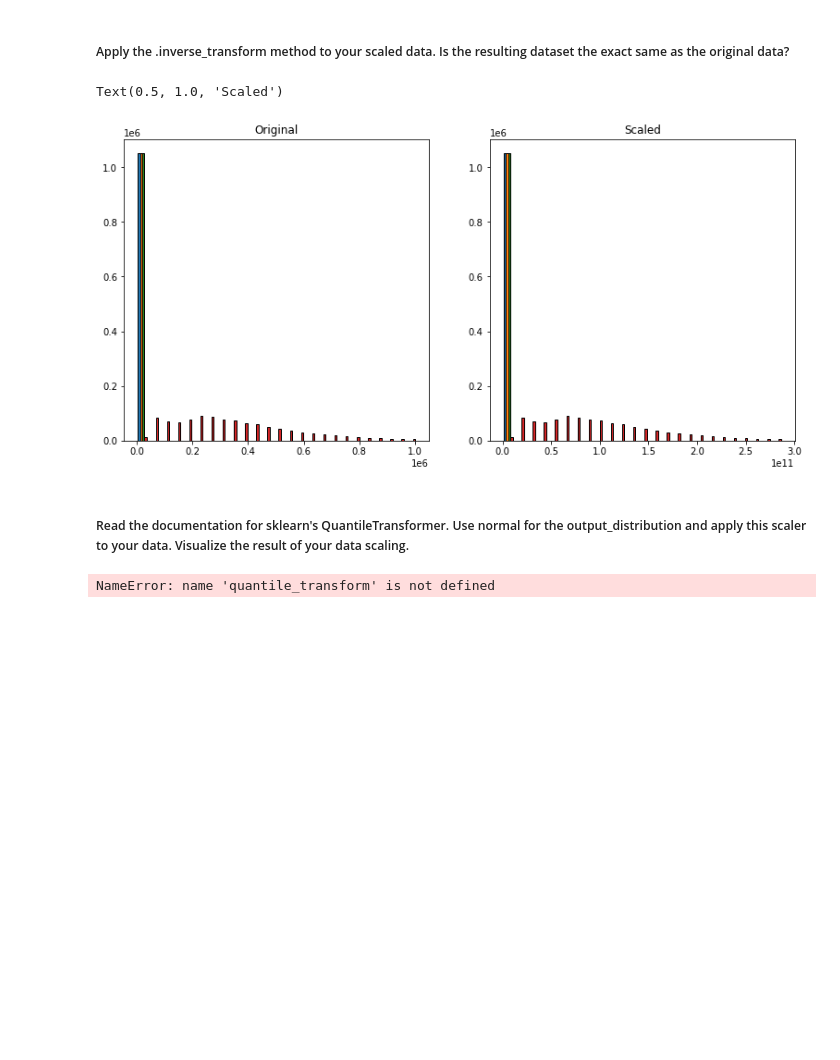
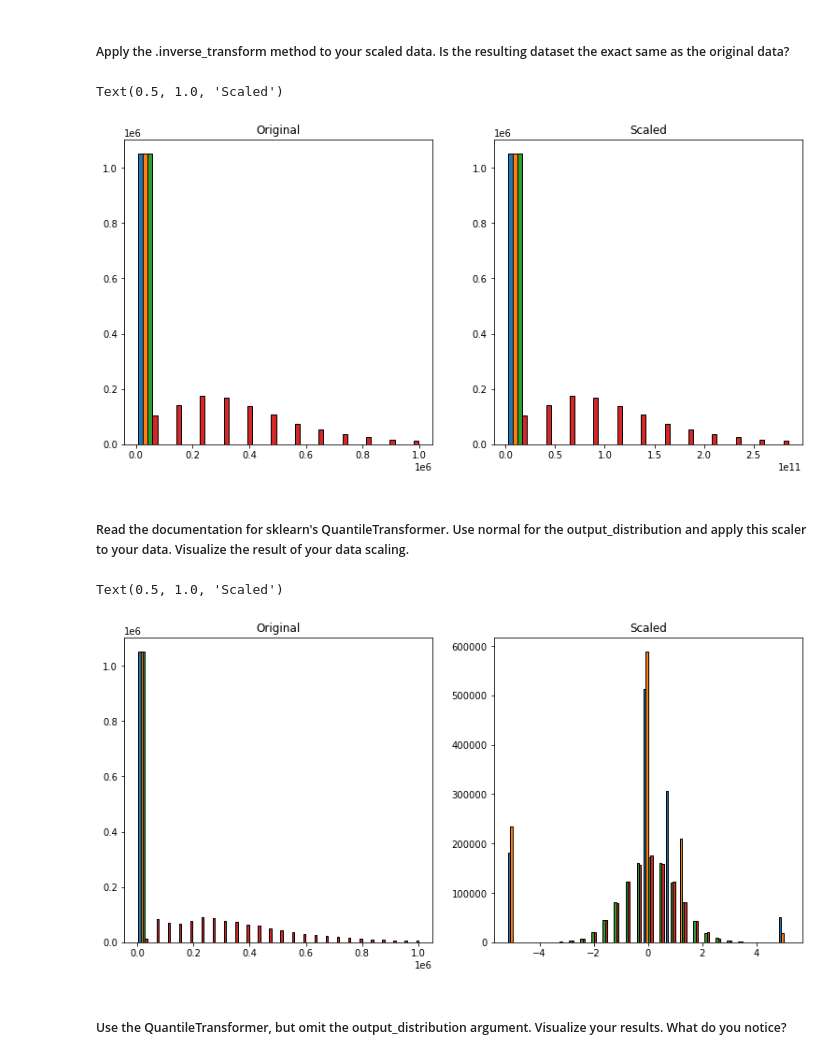
Before and after one commit to hrodjr/regression-exercises, a Jupyter notebook: scaling.ipynb, the cells around one changed output. Saved outputs shown, nothing was run; the diff lists cells and outputs as text; code cells hidden in the pictures; blank space fills up the shorter version.

```diff
--- a/scaling.ipynb
+++ b/scaling.ipynb
@@ -101,42 +150,44 @@ Text(0.5, 1.0, 'Scaled')
 # %% [markdown]
 ##### Apply the .inverse_transform method to your scaled data. Is the resulting dataset the exact same as the original data?
 # %%
-scaler = sklearn.preprocessing.RobustScaler()
+scaler = RobustScaler()
 # Note that we only call .fit with the training data,
 # but we use .transform to apply the scaling to all the data splits.
 scaler.fit(X_train)
 
 X_train_scaled = scaler.inverse_transform(X_train)
-#X_validate_scaled = scaler.transform(X_validate)
-#X_test_scaled = scaler.transform(X_test)
+X_validate_scaled = scaler.inverse_transform(X_validate)
+X_test_scaled = scaler.inverse_transform(X_test)
 
 plt.figure(figsize=(13, 6))
 plt.subplot(121)
-plt.hist(X_train, bins=25, ec='black')
+plt.hist(X_train, bins=12, ec='black')
 plt.title('Original')
 plt.subplot(122)
-plt.hist(X_train_scaled, bins=25, ec='black')
+plt.hist(X_train_scaled, bins=12, ec='black')
 plt.title('Scaled')
 # %% [output]
 Text(0.5, 1.0, 'Scaled')
-[figure, old version]
+[figure, new version]
 # %% [markdown]
 ##### Read the documentation for sklearn's QuantileTransformer. Use normal for the output_distribution and apply this scaler to your data. Visualize the result of your data scaling.
 # %%
-scaler = quantile_transform()
-# Note that we only call .fit with the training data,
-# but we use .transform to apply the scaling to all the data splits.
+scaler = QuantileTransformer(output_distribution = 'normal')
 scaler.fit(X_train)
 
-X_train_scaled = scaler.quantile_transform(scaler, output_distribution = normal)
-
+X_train_scaled = scaler.transform(X_train)
+X_validate_scaled = scaler.transform(X_validate)
+X_test_scaled = scaler.transform(X_test)
 
 plt.figure(figsize=(13, 6))
 plt.subplot(121)
 plt.hist(X_train, bins=25, ec='black')
 plt.title('Original')
 plt.subplot(122)
 plt.hist(X_train_scaled, bins=25, ec='black')
 plt.title('Scaled')
 # %% [output]
-NameError: name 'quantile_transform' is not defined
+Text(0.5, 1.0, 'Scaled')
+[figure, added]
+# %% [markdown]
+##### Use the QuantileTransformer, but omit the output_distribution argument. Visualize your results. What do you notice?
```
Also changed, not shown: parts of 12 cells of this notebook.
